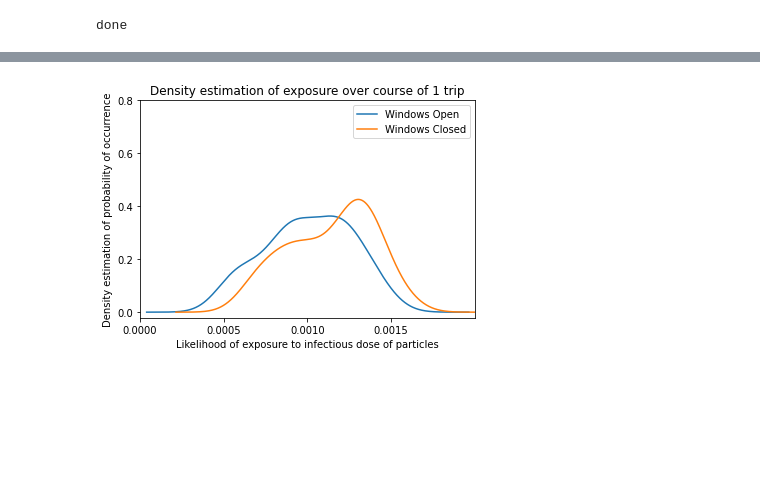
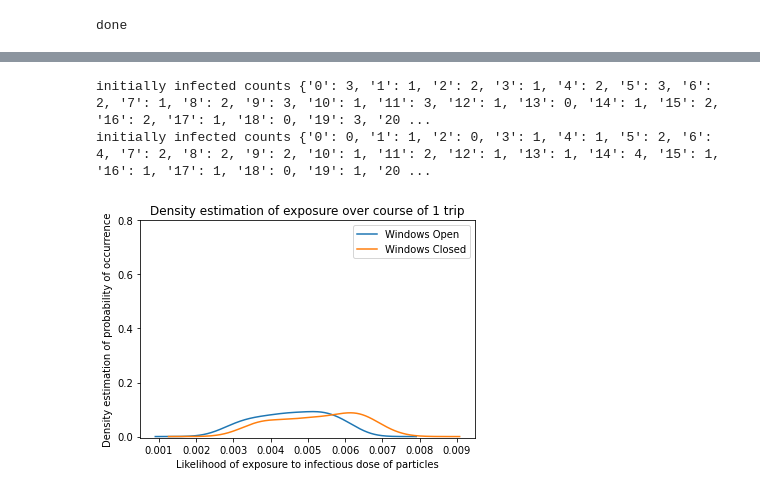
Before and after one commit to SonglingLu/OneRoomABM, a Jupyter notebook: notebooks/paper_functions_viz.ipynb, the cells around one changed output, grey strips where cells are left out. Drawn from its saved outputs; the diff is of its cells as text; code cells hidden in the pictures; blank space fills up the shorter version.

```diff
--- a/notebooks/paper_functions_viz.ipynb
+++ b/notebooks/paper_functions_viz.ipynb
@@ -480,9 +587,9 @@ plt.axis('off')
 
 # initialize: parameter loops
 
-windows = ['up', 'down']
+windows = ['up','down']
 num_students = [56]
-masks = [1]
+masks = [.5]
 num_sims = 100
 trip_length = 30
 
@@ -520,38 +627,41 @@ for w in range(len(windows)):
 
 
 
-out_df = pd.DataFrame(out_array)
-out_df.columns = ['WinDown56', 'WinUp56']
-out_df.index = ['100%', '90%', '80%'] # mask wearing rate
-sim_df = out_df.copy()
+# out_df = pd.DataFrame(out_array)
+# out_df.columns = ['WinDown56']
+# out_df.index = ['100%', '90%'] # mask wearing rate
+# sim_df = out_df.copy()
+# %% [output]
+initially infected counts {'0': 3, '1': 1, '2': 2, '3': 1, '4': 2, '5': 3, '6': 2, '7': 1, '8': 2, '9': 3, '10': 1, '11': 3, '12': 1, '13': 0, '14': 1, '15': 2, '16': 2, '17': 1, '18': 0, '19': 3, '20 ...
+initially infected counts {'0': 0, '1': 1, '2': 0, '3': 1, '4': 1, '5': 2, '6': 4, '7': 2, '8': 2, '9': 2, '10': 1, '11': 2, '12': 1, '13': 1, '14': 4, '15': 1, '16': 1, '17': 1, '18': 0, '19': 1, '20 ...
 # %%
 
 pd.Series(bus_trip_array[0]).plot.kde()
 pd.Series(bus_trip_array[1]).plot.kde()
 # pd.Series(bus_trip_array[2]).plot.kde()
 
 # # pd.Series(bus_trip_array[3]).plot.kde()
 # pd.Series(bus_trip_array[4]).plot.kde()
 # pd.Series(bus_trip_array[5]).plot.kde()
 
 ax = plt.gca()
 plt.title('Density estimation of exposure over course of 1 trip')
-plt.xlim(0, .002)
-plt.xticks(np.arange(0, .002, .0005))
+# plt.xlim(0, .002)
+# plt.xticks(np.arange(0, .002, .0005))
 
 plt.yticks(np.arange(0, 3500, 700), np.arange(0, 3500, 700) / 3500)
 
 # rescale y axis to be % based
 plt.xlabel('Likelihood of exposure to infectious dose of particles')
 plt.ylabel('Density estimation of probability of occurrence')
 legend_array = ['Windows Open', 'Windows Closed']
 # legend_array = ['Windows Down,56 Students Masks 100%', 'Windows Down,56 Students Masks 90%', 'Windows Down,56 Students Masks 80%',
 #                'Windows Up,56 Students Masks 100%', 'Windows Up,56 Students Masks 90%', 'Windows Up,56 Students Masks 80%']
 plt.legend(legend_array)
 plt.savefig('window_curve.png', dpi=300)
 # plt.legend(['Windows Down,56 Students,Masks = 100%', 'Windows Down,56 Students,Masks = 90%', 'Windows Down,56 Students, Masks = 80%'])
 # %% [output]
-[figure, old version]
+[figure, new version]
 # %%
 # plot windows :dONE:
 # %%
```
Also changed, not shown: parts of 14 cells of this notebook, 8 other files.
